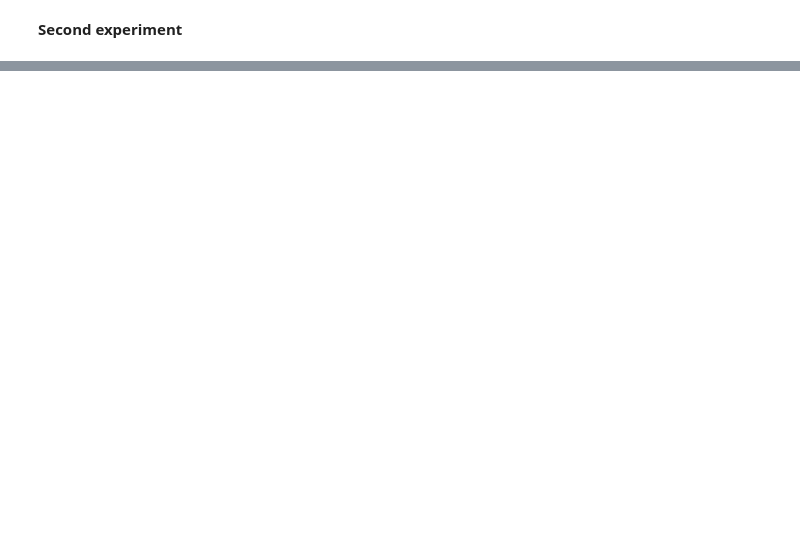
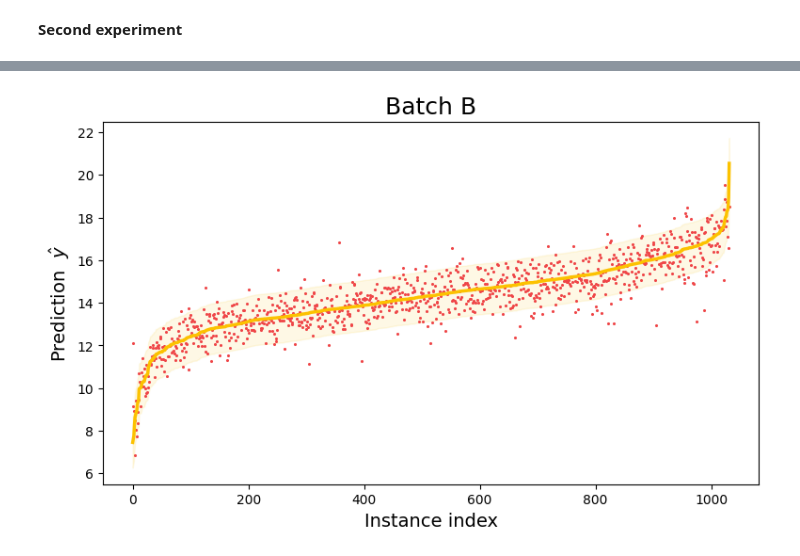
Before and after one commit to pharmbio/Thesis_ActLearn_DOP_2022, a Jupyter notebook: main/supervised_learning/BatchB_act_learning.ipynb, the cells around one changed output, grey strips where cells are left out. Drawn from its saved outputs; the diff is of its cells as text; code cells hidden in the pictures; blank space fills up the shorter version.

```diff
--- a/main/supervised_learning/BatchB_act_learning.ipynb
+++ b/main/supervised_learning/BatchB_act_learning.ipynb
@@ -268,0 +321,32 @@ plt.show()"""
+# %%
+import reg_icp as ricp
+
+# Split data into training and testing
+X_train, X_test, y_train, y_test = train_test_split(X_filtered, y, test_size=0.2,random_state=0)
+# Split data into proper training set and clibration set
+X_train, X_calib, y_train, y_calib = train_test_split(X_train, y_train, test_size=0.3,random_state=0)
+# %%
+## Ridge regression
+intervals_ridge, testPred_ridge = ricp.ICPRegression(X_train, y_train, X_calib, y_calib, X_test, linear_model_v2, returnPredictions = False)
+# %%
+icp_result_ridge = pd.DataFrame(intervals_ridge,columns=['Lower_bound', 'Upper_bound'])
+icp_result_ridge['y_predicted'] = testPred_ridge
+icp_result_ridge['y_test'] = y_test
+icp_result_ridge=icp_result_ridge.sort_values(by='y_predicted').reset_index(drop=True)
+# %%
+npoints = icp_result_ridge.shape[0]
+fig, ax = plt.subplots(1, 1, figsize=(9,5))
+ax.plot(icp_result_ridge.index[:npoints],icp_result_ridge['y_predicted'][:npoints], color=[.988, .761, 0], linewidth=2.5)
+ax.fill_between(icp_result_ridge.index[:npoints],icp_result_ridge['Lower_bound'][:npoints],
+                icp_result_ridge['Upper_bound'][:npoints], color=[.988, .761, 0],alpha=0.1)
+ax.scatter(icp_result_ridge.index[:npoints],icp_result_ridge['y_test'][:npoints], marker = 'o', s=2,
+        color=[.937, .275, .282],linewidth=0.8)
+
+ax.set_ylabel('Prediction  $\^y$', color="black", fontsize=14)
+ax.set_xlabel('Instance index', color="black", fontsize=14)
+ax.set_title('Batch B', color="black", fontsize=18)
+
+plt.savefig('Figures/cp-al_Ridge_regre_batchB.jpg',bbox_inches='tight', dpi=150)
+plt.show()
+# %% [output]
+[figure, added]
```
Also changed, not shown: parts of 8 cells of this notebook, 7 other files.
